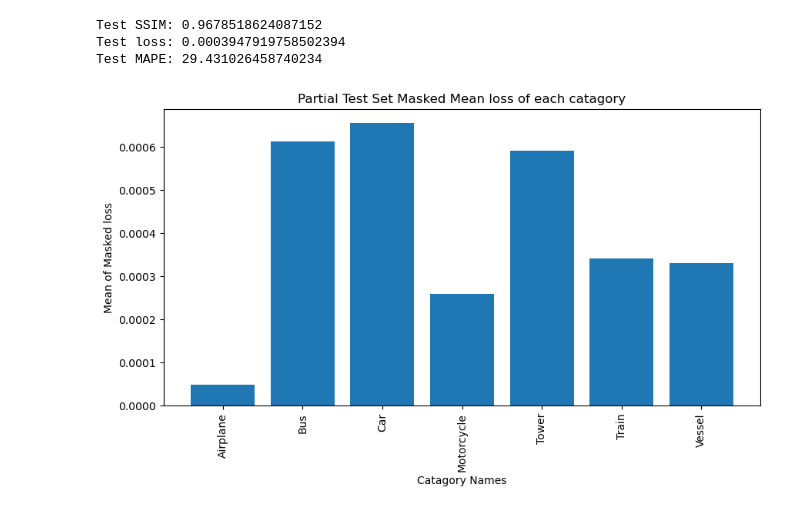
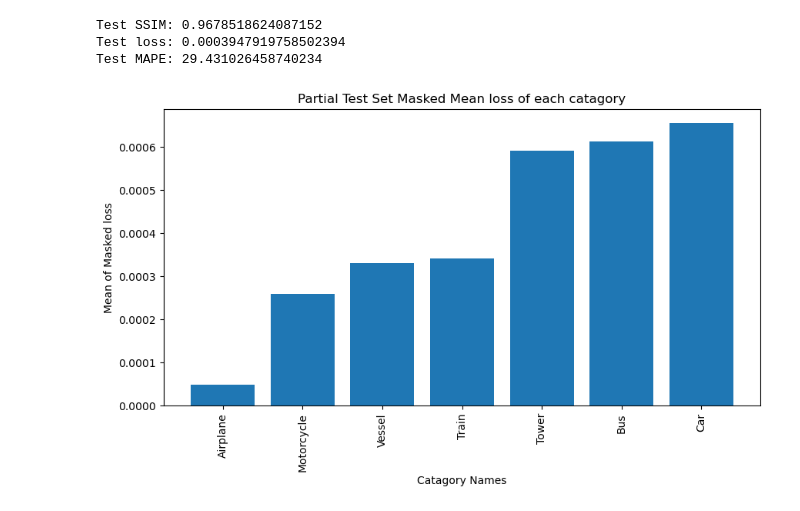
Before and after one commit to kane1204/Object-Thickness-Estimation-Network, a Jupyter notebook: test_model_partial.ipynb, the cells around one changed output. Saved outputs shown, nothing was run; the diff lists cells and outputs as text; code cells hidden in the pictures.

Commit message:
Added some figures and locator to the partial test

```diff
--- a/test_model_partial.ipynb
+++ b/test_model_partial.ipynb
@@ -96,6 +96,7 @@ fullstrsim = 0
 full_mape = 0
 batches = 0
 catagory_losses = {}
+catagory_index = {} # appends tuple to list that stores as batch_no, idx in batch
 
 mean_abs_percentage_error = PeakSignalNoiseRatio().to(device)
 
@@ -110,8 +111,11 @@ with torch.no_grad():
         for i in range(losses.shape[0]):
             if catagory_id[i] in catagory_losses:
                 catagory_losses[catagory_id[i]].append(losses[i].cpu().numpy())
+                catagory_index[catagory_id[i]].append((batches, i))
             else:
                 catagory_losses[catagory_id[i]] = [losses[i].cpu().numpy()]
+                catagory_index[catagory_id[i]] = [(batches, i)]
+
 
         mape = mean_abs_percentage_error(outputs, labels)
         strsim = 0
@@ -132,21 +136,29 @@ Test MAPE: 29.431026458740234
 # %%
 # for each catagory calculate the mean then plot a bar graph of the mean loss of each catagory
 catagory_mean_losses = {}
 for catagory in catagory_losses:
     catagory_mean_losses[catagory] = np.mean(catagory_losses[catagory])
+catagory_lens = {}
+for catagory in catagory_losses:
+    catagory_lens[catagory] = len(catagory_losses[catagory])
+
+
+catagory_mean_losses = {k: v for k, v in sorted(catagory_mean_losses.items(), key=lambda item: item[1])}
+
+
 fig = plt.figure(figsize=(10, 5))
 plt.title("Partial Test Set Masked Mean loss of each catagory")
 plt.xlabel("Catagory Names")
 plt.ylabel("Mean of Masked loss")
     # change the xticks rotate the labels 90 degrees
 plt.bar(catagory_mean_losses.keys(), catagory_mean_losses.values())
 plt.xticks(rotation=90)
 # using thickness_dataset.labels to get the catagory name strings for the xticks
 plt.xticks(list(catagory_mean_losses.keys()), [thickness_dataset.labels[i].split(',')[0].capitalize() for i in catagory_mean_losses.keys()])
 
 
 plt.show()
 # save as pdf
 fig.savefig("figs\\partial\\mean_loss_of_each_catagory.pdf", bbox_inches='tight')
 # %% [output]
-[figure, old version]
+[figure, new version]
```
Also changed, not shown: parts of 4 cells of this notebook, 11 other files.
